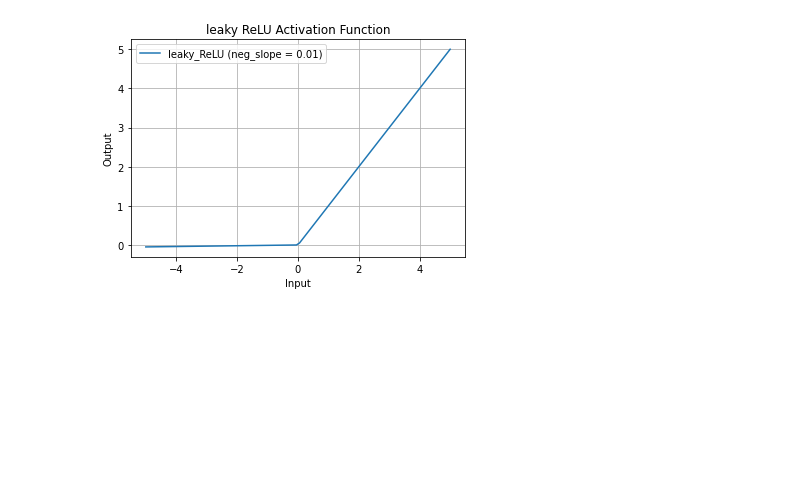
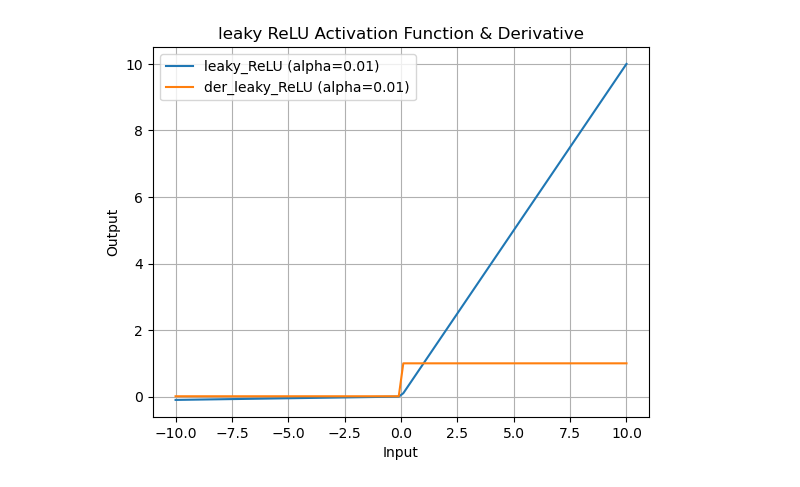
Before and after one commit to gcalbertini/nyu_dl, a Jupyter notebook: homework1/graphs.ipynb, the cells around one changed output. Cells and saved outputs as stored; diff of their text form; code cells hidden in the pictures; blank space fills up the shorter version.

```diff
--- a/homework1/graphs.ipynb
+++ b/homework1/graphs.ipynb
@@ -1,37 +1,38 @@
 # %%
 import numpy as np
 import matplotlib.pyplot as plt
 import math
 
 # Leaky Rectified Linear Unit (leaky ReLU) Activation Function
 
 
 def leaky_ReLU(x, slope):
     data = [max(slope*value, value) for value in x]
     return np.array(data, dtype=float)
 
-# Derivative for leaky ReLU
-# def der_leaky_ReLU(x):
-#  data = [1 if value>0 else 0.05 for value in x]
-#  return np.array(data, dtype=float)
 
 
+# Derivative for leaky ReLU
+def der_leaky_ReLU(x, slope):
+  data = [1 if value>0 else slope for value in x]
+  return np.array(data, dtype=float)
+
 # Generating data For Graph
-x_data = np.linspace(-5, 5, 100)
-y_data = leaky_ReLU(x_data, 0.01)
-#dy_data = der_leaky_ReLU(x_data)
+x_data = np.linspace(-10,10,100)
+y_data = leaky_ReLU(x_data, .01)
+dy_data = der_leaky_ReLU(x_data, .01)
 
 # Graph
-plt.plot(x_data, y_data)
-plt.title('leaky ReLU Activation Function')
-plt.legend(['leaky_ReLU (neg_slope = 0.01)'])
+plt.plot(x_data, y_data, x_data, dy_data)
+plt.title('leaky ReLU Activation Function & Derivative')
+plt.legend(['leaky_ReLU (alpha=0.01)','der_leaky_ReLU (alpha=0.01)'])
 plt.grid()
 plt.xlabel('Input')
 plt.ylabel('Output')
 plt.savefig("leaky_relu.jpg")
 plt.show()
 # %% [output]
-[figure, old version]
+[figure, new version]
 # %%
 def ReLU(x):
     data = [max(0, value) for value in x]
```
Also changed, not shown: parts of 3 cells of this notebook, 7 other files.
